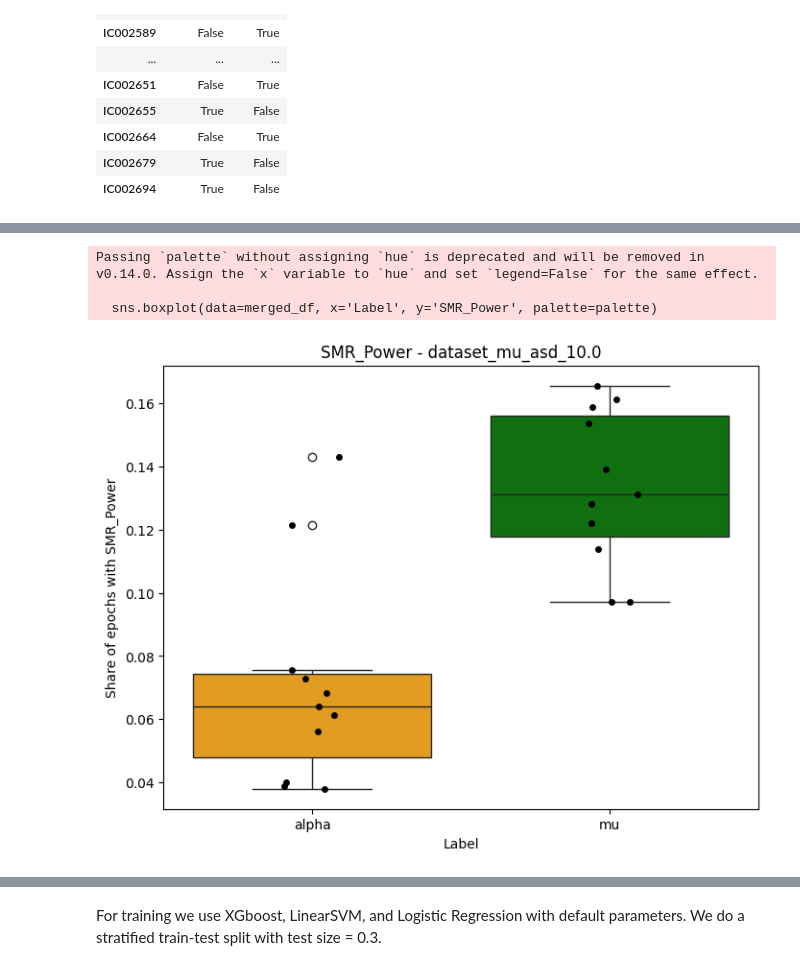
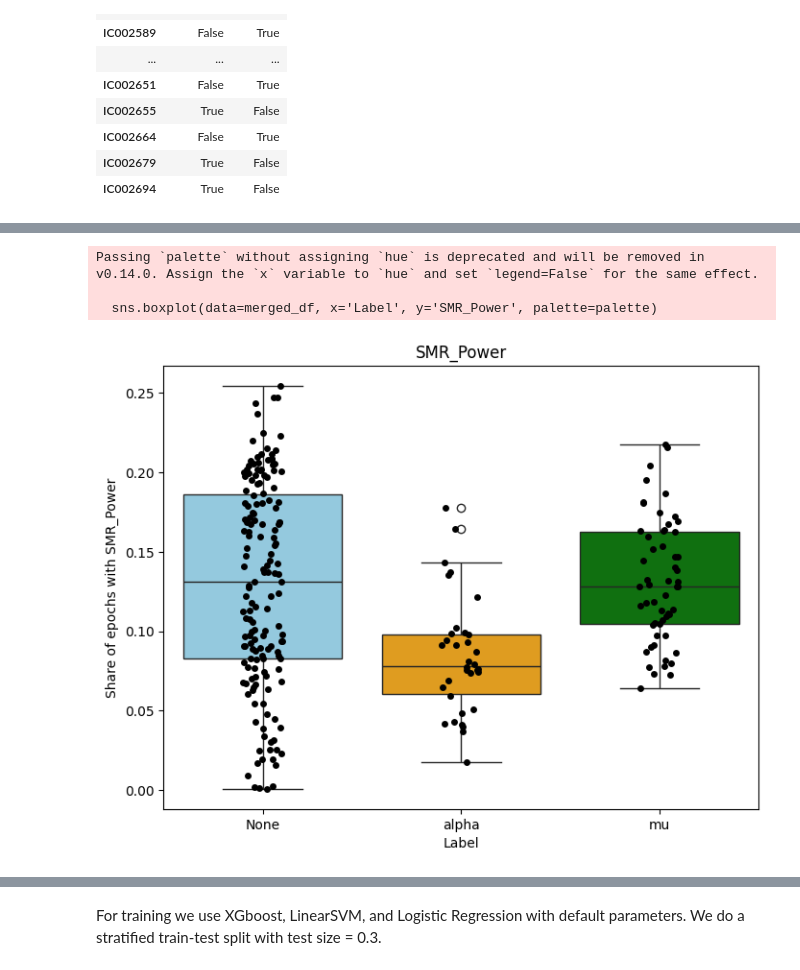
Before and after one commit to ALICE-EEG/alice-eeg-ml, a Jupyter notebook: Basic Pipeline.ipynb, the cells around one changed output, grey strips where cells are left out. Saved outputs shown, nothing was run; the diff lists cells and outputs as text; code cells hidden in the pictures.

```diff
--- a/Basic Pipeline.ipynb
+++ b/Basic Pipeline.ipynb
@@ -201,10 +100,14 @@ get_target_distribution(annotations)
 In order to get binary labels we apply threshold to these averages. By default, the each label has weight $\frac{1}{n}$, where $n$ is the number of labels given to the ic by this expert. We set the threshold to $0.33$ For flags `alpha` and `mu` we choose a simpler approach: each label has weight $1$. The threshold in this case is equal to $0.5$.
 # %%
 from alice_ml.preprocessing import build_target_df
-targets = build_target_df(annotations, weights='uniform', strategy='mean', threshold=0.33)
+targets = {}
 
-targets[['flag_alpha', 'flag_mu', 'flag_heart']] = build_target_df(annotations, ['flag_alpha', 'flag_mu', 'flag_heart'], strategy='majority')
+for ds_name, ds_annotations in annotations.items():
+    targets[ds_name] = build_target_df(ds_annotations, weights='uniform',
+                                       strategy='mean', threshold=0.33)
 
-print(targets.sum())
-targets = targets.loc[:, (targets.mean(axis=0) > 0.05) & (targets.all(axis=0) < 0.95)]
-targets.head()
+    targets[ds_name][['flag_alpha', 'flag_mu', 'flag_heart']] =\
+        build_target_df(ds_annotations, ['flag_alpha', 'flag_mu', 'flag_heart'], strategy='majority')
+
+    targets[ds_name] = targets[ds_name].loc[:, (targets[ds_name].mean(axis=0) > 0.05)
+                                            & (targets[ds_name].all(axis=0) < 0.95)]
@@ -276,0 +142,5 @@ features
+# %%
+mu_rhythm_features = pd.concat([features['mu_rhythm1'],
+                                      features['mu_rhythm2']])
+mu_rhythm_targets = pd.concat([targets['mu_rhythm1'],
+                               targets['mu_rhythm2']])
@@ -276,0 +163,21 @@ features
+# %%
+mu_rhythm_features = mu_rhythm_features.loc[mu_rhythm_targets.index]
+# %%
+mu_alpha_index =  list(targets['asd'].index)
+other_index = [ica for ica in list(features['asd'].index) if ica not in mu_alpha_index]
+index_train = mu_alpha_index[:int(len(mu_alpha_index)*0.3)]+other_index[:int(len(other_index)*0.3)]
+index_test = mu_alpha_index[int(len(mu_alpha_index)*0.3):]+other_index[int(len(other_index)*0.3):]
+targets_ads_train = pd.DataFrame(data=np.zeros([len(index_train),2]).astype(bool),
+          index=index_train,
+          columns=['flag_alpha','flag_mu'])
+targets_ads_test = pd.DataFrame(data=np.zeros([len(index_test),2]).astype(bool),
+          index=index_test,
+          columns=['flag_alpha','flag_mu'])
+targets_ads_train.loc[mu_alpha_index[:int(len(mu_alpha_index)*0.3)]] = targets['asd'].loc[mu_alpha_index[:int(len(mu_alpha_index)*0.3)]]
+targets_ads_test.loc[mu_alpha_index[int(len(mu_alpha_index)*0.3):]] = targets['asd'].loc[mu_alpha_index[int(len(mu_alpha_index)*0.3):]]
+
+
+mu_rhythm_features_all = pd.concat([mu_rhythm_features,
+                                      features['asd'].loc[index_train]])
+mu_rhythm_targets_all = pd.concat([mu_rhythm_targets,
+                               targets_ads_train])
@@ -397,36 +337,36 @@ import pandas as pd
 import seaborn as sns
 
 # Установим фиксированный seed для случайных чисел
 np.random.seed(42)
 
 # Загрузим данные (замени путь на свой)
 # features = pd.read_csv('path_to_features.csv', index_col=0)
 # targets = pd.read_csv('path_to_targets.csv', index_col=0)
 
 # Соединим датафреймы по индексу
-merged_df = features.join(targets, how='inner')
+merged_df = mu_rhythm_features_all.join(mu_rhythm_targets_all, how='inner')
 
 # Создадим новый столбец 'Label' для отображения категорий
 merged_df['Label'] = 'None'
 merged_df.loc[merged_df['flag_alpha'] == True, 'Label'] = 'alpha'
 merged_df.loc[merged_df['flag_mu'] == True, 'Label'] = 'mu'
 
 # Определим палитру цветов для каждого боксплота
 palette = {"None": "skyblue", "alpha": "orange", "mu": "green"}
 
 # Построим боксплот с разными цветами для каждой категории
 plt.figure(figsize=(8,6))
 sns.boxplot(data=merged_df, x='Label', y='SMR_Power', palette=palette)
 sns.stripplot(data=merged_df, x='Label', y='SMR_Power', color='black', jitter=True, dodge=True)
-plt.title(f'SMR_Power - {dataset_name}')
+plt.title(f'SMR_Power')
 plt.xlabel('Label')
 plt.ylabel('Share of epochs with SMR_Power')
 plt.show()
 # %% [output]
 Passing `palette` without assigning `hue` is deprecated and will be removed in v0.14.0. Assign the `x` variable to `hue` and set `legend=False` for the same effect.
 
   sns.boxplot(data=merged_df, x='Label', y='SMR_Power', palette=palette)
-[figure, old version]
+[figure, new version]
 # %%
 import seaborn as sns
 import pandas as pd
```
Also changed, not shown: parts of 57 cells of this notebook, 1 other file.
